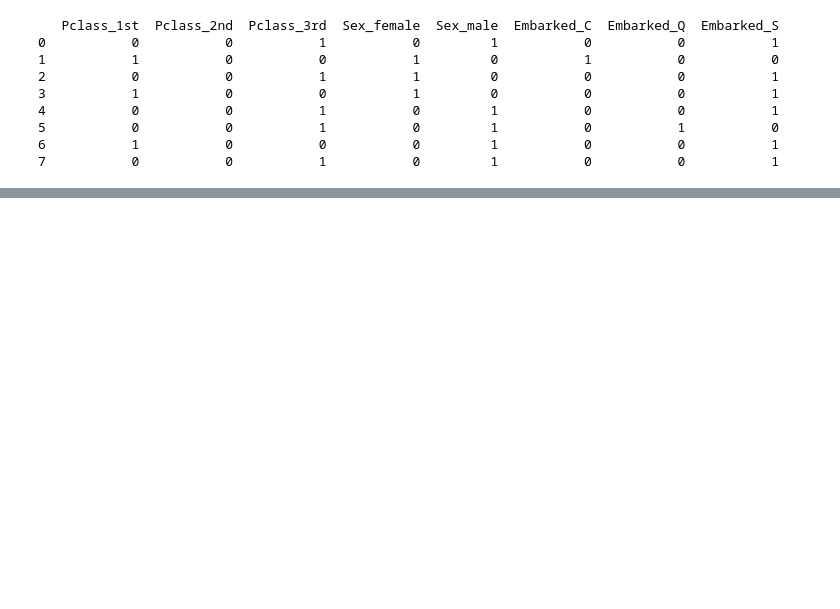
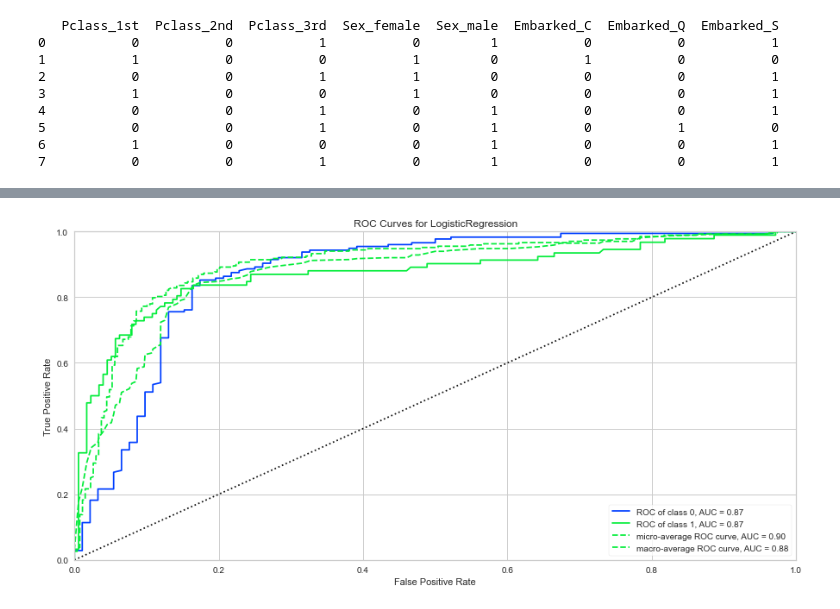
Before and after one commit to samantoz/bu_dsc, a Jupyter notebook: notebooks/DSC550/submitted/ex_Titanic_Case_Study.ipynb, the cells around one changed output, grey strips where cells are left out. Cells and saved outputs as stored; diff of their text form; code cells hidden in the pictures; blank space fills up the shorter version.

```diff
--- a/notebooks/DSC550/submitted/ex_Titanic_Case_Study.ipynb
+++ b/notebooks/DSC550/submitted/ex_Titanic_Case_Study.ipynb
@@ -413,0 +512,10 @@ print(data_cat_dummies.head(8))
+# %%
+# ROC and AUC
+#Instantiate the visualizer
+visualizer = ROCAUC(model)
+
+visualizer.fit(X_train, y_train)  # Fit the training data to the visualizer
+visualizer.score(X_val, y_val)  # Evaluate the model on the test data
+g = visualizer.poof()
+# %% [output]
+[figure, added]
```
Also changed, not shown: parts of 15 cells of this notebook, 3 other files.
